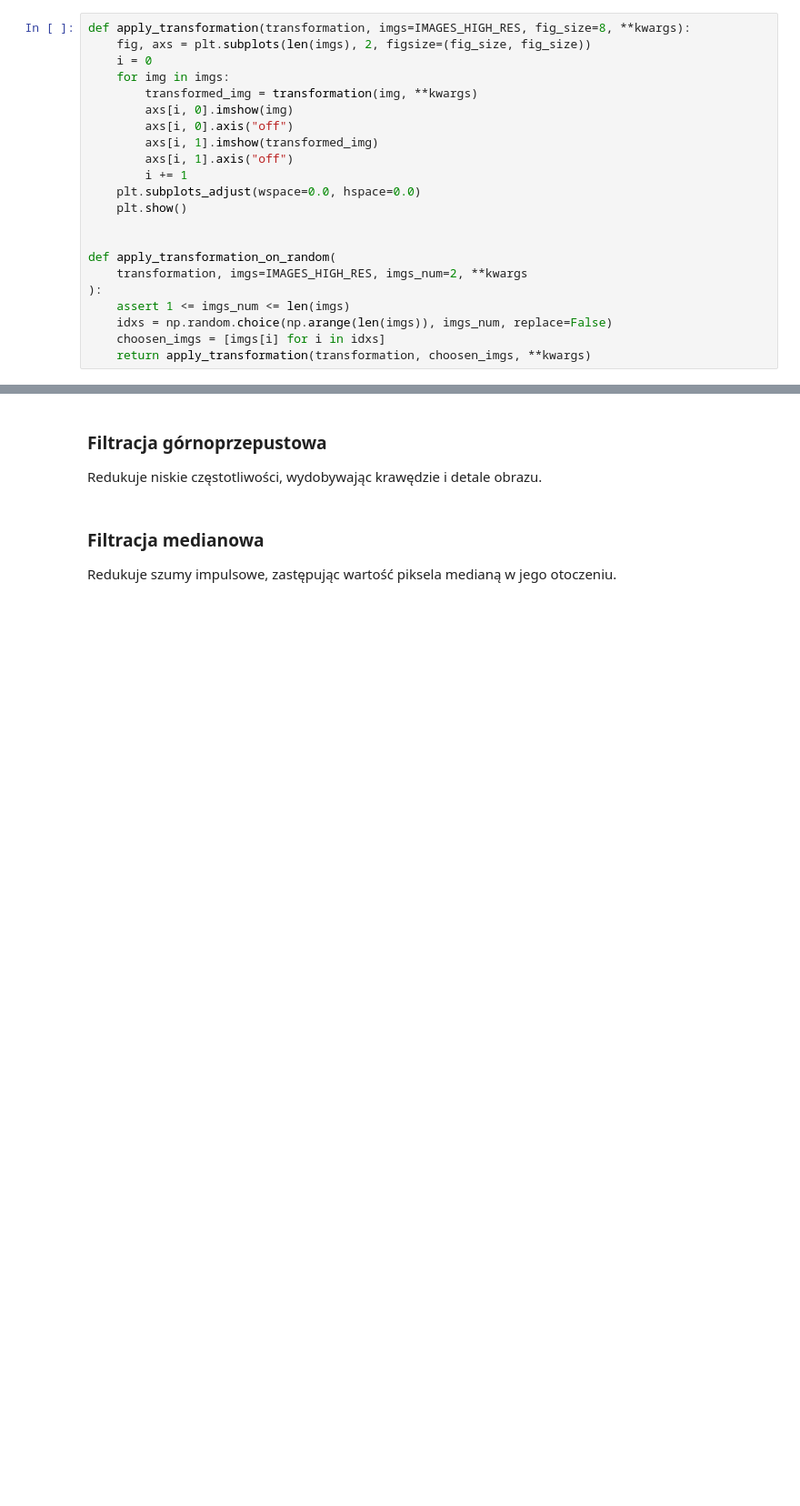
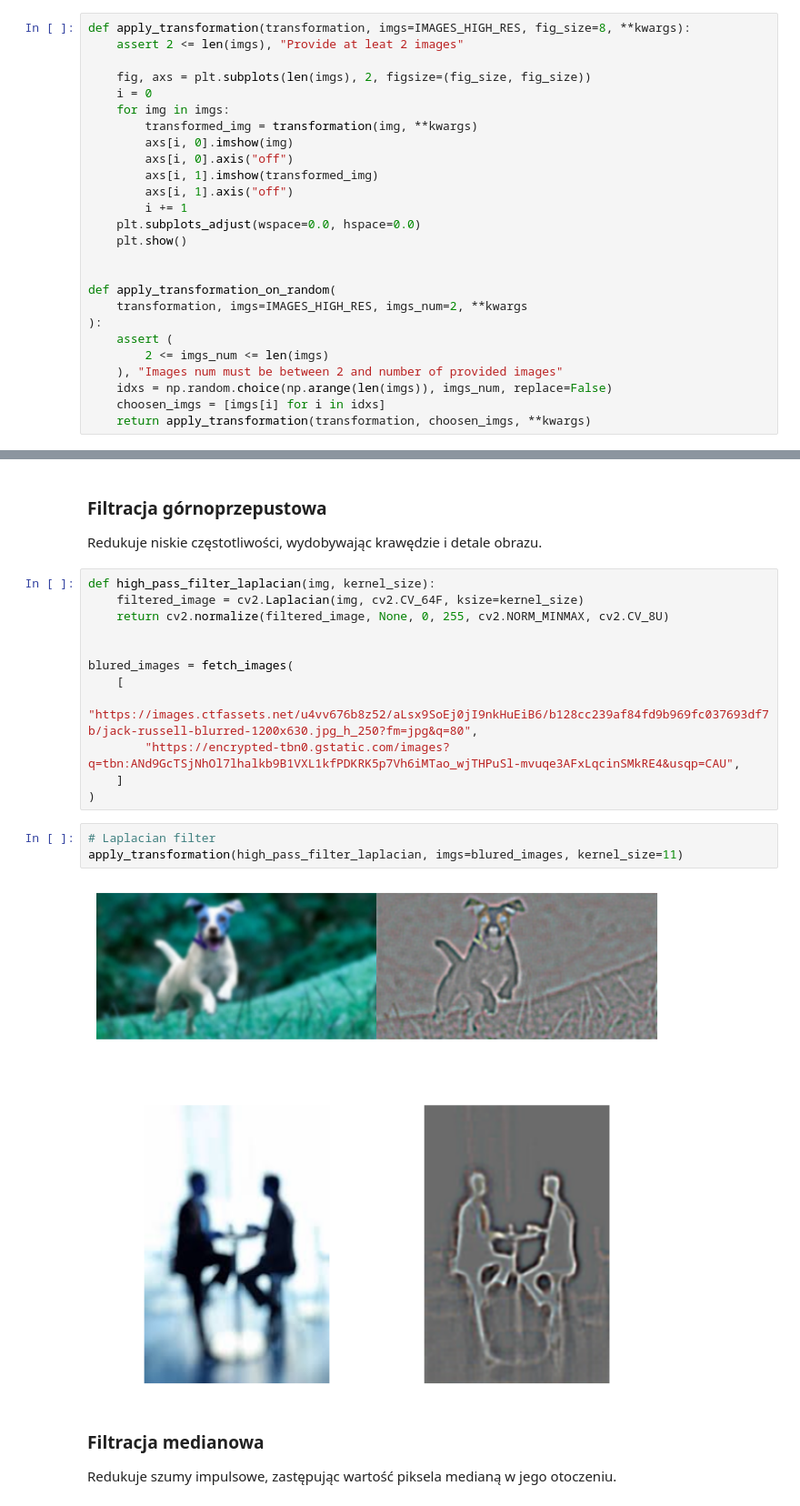
Before and after one commit to Pawlo77/Linear-Algerbra-in-IT, a Jupyter notebook: pro3/pro3.ipynb, the cells around one changed output, grey strips where cells are left out. Shown at 91% size. Drawn from its saved outputs; the diff is of its cells as text; blank space fills up the shorter version.

Commit message:
new_filter

```diff
--- a/pro3/pro3.ipynb
+++ b/pro3/pro3.ipynb
@@ -28,6 +28,8 @@ IMAGES_HIGH_RES = fetch_images(
 )
 # %%
 def apply_transformation(transformation, imgs=IMAGES_HIGH_RES, fig_size=8, **kwargs):
+    assert 2 <= len(imgs), "Provide at leat 2 images"
+
     fig, axs = plt.subplots(len(imgs), 2, figsize=(fig_size, fig_size))
     i = 0
     for img in imgs:
@@ -44,7 +46,9 @@ def apply_transformation(transformation, imgs=IMAGES_HIGH_RES, fig_size=8, **kwa
 def apply_transformation_on_random(
     transformation, imgs=IMAGES_HIGH_RES, imgs_num=2, **kwargs
 ):
-    assert 1 <= imgs_num <= len(imgs)
+    assert (
+        2 <= imgs_num <= len(imgs)
+    ), "Images num must be between 2 and number of provided images"
     idxs = np.random.choice(np.arange(len(imgs)), imgs_num, replace=False)
     choosen_imgs = [imgs[i] for i in idxs]
     return apply_transformation(transformation, choosen_imgs, **kwargs)
@@ -86,6 +90,23 @@ apply_transformation(filtr_dolnoprzepustowy_gauss, imgs=noisy_images, kernel_siz
 ### Filtracja górnoprzepustowa
 
 Redukuje niskie częstotliwości, wydobywając krawędzie i detale obrazu.
+# %%
+def high_pass_filter_laplacian(img, kernel_size):
+    filtered_image = cv2.Laplacian(img, cv2.CV_64F, ksize=kernel_size)
+    return cv2.normalize(filtered_image, None, 0, 255, cv2.NORM_MINMAX, cv2.CV_8U)
+
+
+blured_images = fetch_images(
+    [
+        "https://images.ctfassets.net/u4vv676b8z52/aLsx9SoEj0jI9nkHuEiB6/b128cc239af84fd9b969fc037693df7b/jack-russell-blurred-1200x630.jpg_h_250?fm=jpg&q=80",
+        "https://encrypted-tbn0.gstatic.com/images?q=tbn:ANd9GcTSjNhOl7lhalkb9B1VXL1kfPDKRK5p7Vh6iMTao_wjTHPuSl-mvuqe3AFxLqcinSMkRE4&usqp=CAU",
+    ]
+)
+# %%
+# Laplacian filter
+apply_transformation(high_pass_filter_laplacian, imgs=blured_images, kernel_size=11)
+# %% [output]
+[figure, added]
 # %% [markdown]
 ### Filtracja medianowa
 
```
